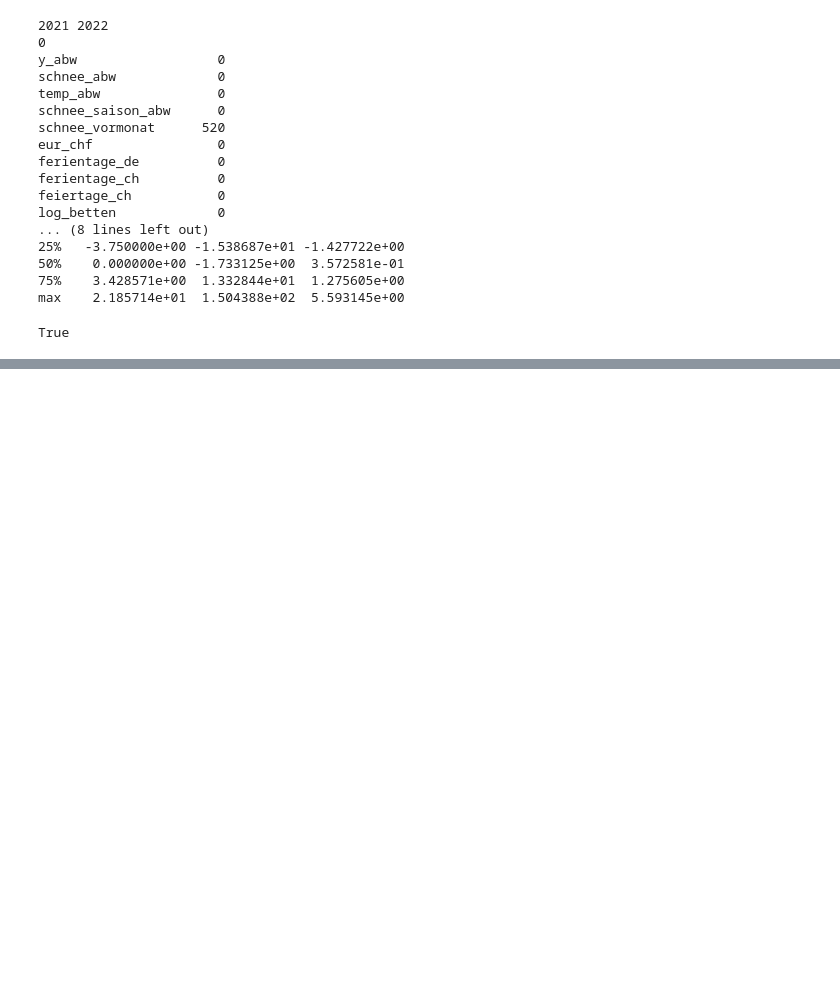
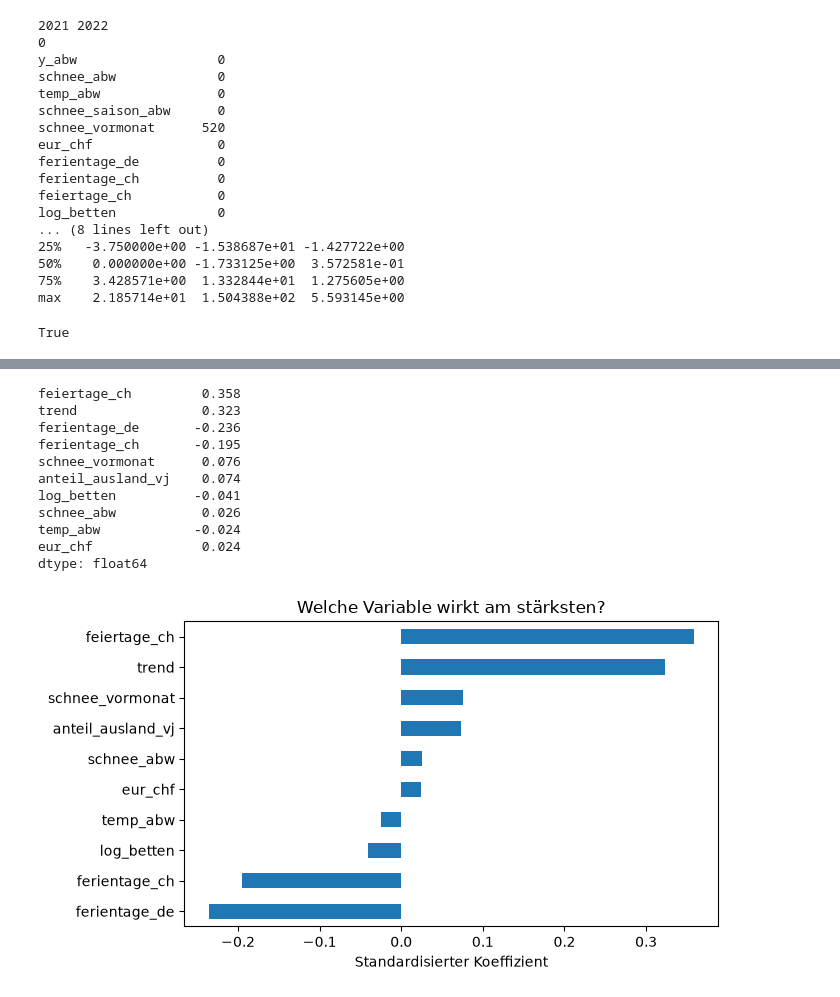
Before and after one commit to aakset/wintertourismus-schnee, a Jupyter notebook: notebooks/05_modell.ipynb, the cells around one changed output, grey strips where cells are left out. Cells and saved outputs as stored; diff of their text form; code cells hidden in the pictures; blank space fills up the shorter version.

```diff
--- a/notebooks/05_modell.ipynb
+++ b/notebooks/05_modell.ipynb
@@ -94,0 +99,25 @@ True
+# %%
+import statsmodels.formula.api as smf
+from sklearn.metrics import r2_score, mean_squared_error, mean_absolute_error
+
+modellvars = ["y_abw", "schnee_abw", "temp_abw", "monat", "ostern_im_monat",
+              "hoehenklasse", "hoehenklasse_1000", "schnee_vormonat", "eur_chf",
+              "ferientage_de", "ferientage_ch", "feiertage_ch",
+              "log_betten", "anteil_ausland_vj", "trend"]
+train_k = train.dropna(subset=modellvars).copy()
+test_k  = test.dropna(subset=modellvars).copy()
+print(len(train_k), len(test_k), sorted(train_k["monat"].unique()))     # erwartet: 841 540 [1, 2, 3]
+
+basis  = "schnee_abw + temp_abw + C(monat) + ostern_im_monat"
+zusatz = ("schnee_vormonat + eur_chf + ferientage_de + ferientage_ch + feiertage_ch"
+          " + log_betten + anteil_ausland_vj + trend")
+
+mod_a = smf.ols(f"y_abw ~ {basis}", data=train_k).fit()
+mod_b = smf.ols(f"y_abw ~ {basis} + {zusatz}", data=train_k).fit()
+mod_c = smf.ols(f"y_abw ~ schnee_abw * C(hoehenklasse, Treatment('hoch')) "
+                f"+ temp_abw + C(monat) + ostern_im_monat + {zusatz}", data=train_k).fit()
+
+for name, mo in [("A", mod_a), ("B", mod_b), ("C", mod_c)]:
+    print(name, "n =", int(mo.nobs), "R2 =", round(mo.rsquared, 3), "R2 adj =", round(mo.rsquared_adj, 3))
+tab = pd.DataFrame({"coef": mod_c.params, "p": mod_c.pvalues}).round(3)
+print(tab[~tab.index.str.contains("monat")].to_string())
@@ -94,0 +185,27 @@ True
+# %%
+import matplotlib.pyplot as plt
+
+num = ["schnee_abw", "temp_abw", "schnee_vormonat", "eur_chf", "ferientage_de", "ferientage_ch",
+       "feiertage_ch", "log_betten", "anteil_ausland_vj", "trend"]
+z = lambda s: (s - s.mean()) / s.std()
+train_z = train_k.copy(); train_z[num + ["y_abw"]] = train_z[num + ["y_abw"]].apply(z)
+mod_z = smf.ols(f"y_abw ~ {basis} + {zusatz}", data=train_z).fit()
+
+koef = mod_z.params[num].sort_values(key=abs, ascending=False)
+print(koef.round(3))
+koef.sort_values().plot.barh(figsize=(7, 4))
+plt.xlabel("Standardisierter Koeffizient"); plt.title("Welche Variable wirkt am stärksten?")
+plt.tight_layout(); plt.savefig("../figures/standardisierte_koeffizienten.png", dpi=150); plt.show()
+# %% [output]
+feiertage_ch         0.358
+trend                0.323
+ferientage_de       -0.236
+ferientage_ch       -0.195
+schnee_vormonat      0.076
+anteil_ausland_vj    0.074
+log_betten          -0.041
+schnee_abw           0.026
+temp_abw            -0.024
+eur_chf              0.024
+dtype: float64
+[figure, added]
```
Also changed, not shown: parts of 9 cells of this notebook, 2 other files.
